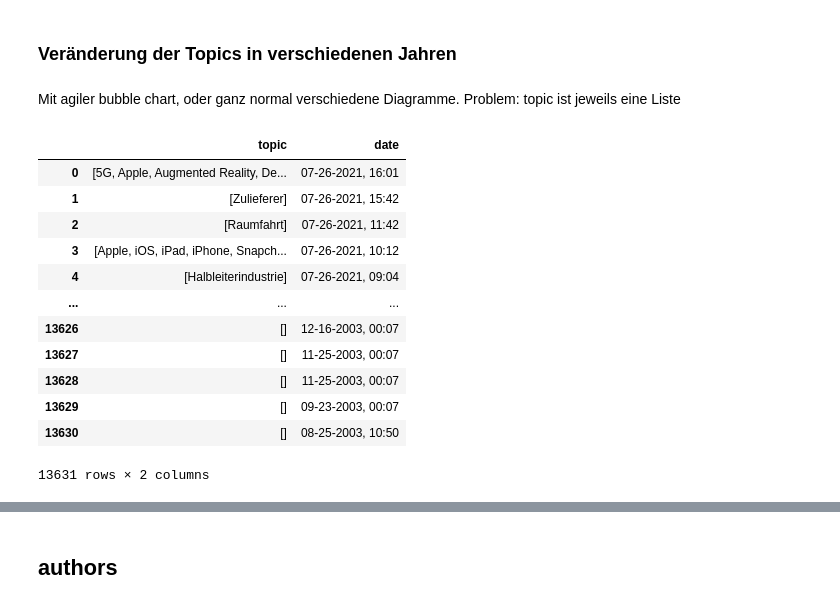
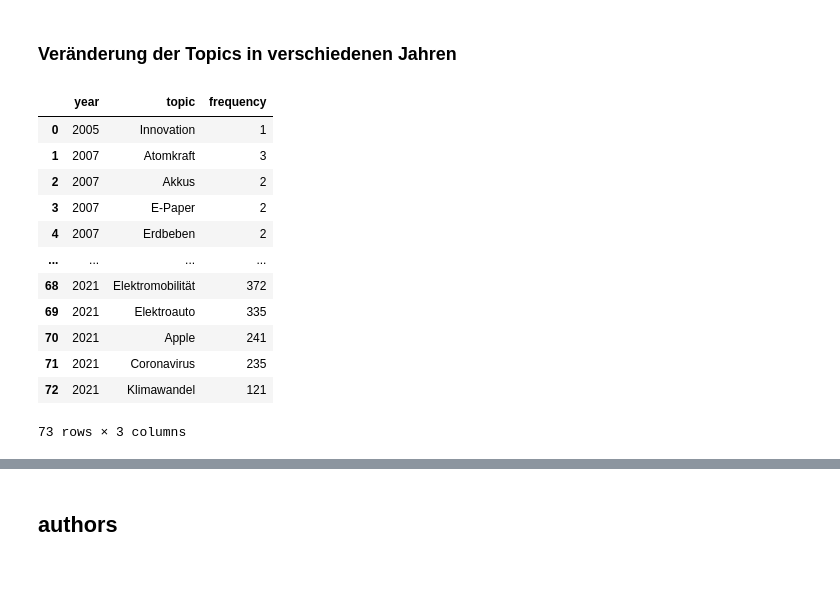
Before and after one commit to Chr1st1anG/NLP, a Jupyter notebook: Exploartion.ipynb, the cells around one changed output, grey strips where cells are left out. Cells and saved outputs as stored; diff of their text form; code cells hidden in the pictures; blank space fills up the shorter version.

```diff
--- a/Exploartion.ipynb
+++ b/Exploartion.ipynb
@@ -303,4 +304,2 @@ topics_df.head(50).plot(kind='bar',x = "topic_name",y='frequency',figsize=(10,10
 # %% [markdown]
 ### Veränderung der Topics in verschiedenen Jahren
-# %% [markdown]
-Mit agiler bubble chart, oder ganz normal verschiedene Diagramme. Problem: topic ist jeweils eine Liste
@@ -310,18 +306,20 @@ from bubbly.bubbly import bubbleplot
-# %%
-topics_date = [[article["related_topics"], article["date"]] for article in articles]
-df = DataFrame(topics_date,columns=['topic','date'])
-df
-# %% [output]
-|  | topic | date |
-| 0 | [5G, Apple, Augmented Reality, De... | 07-26-2021, 16:01 |
-| 1 | [Zulieferer] | 07-26-2021, 15:42 |
-| 2 | [Raumfahrt] | 07-26-2021, 11:42 |
-| 3 | [Apple, iOS, iPad, iPhone, Snapch... | 07-26-2021, 10:12 |
-| 4 | [Halbleiterindustrie] | 07-26-2021, 09:04 |
-| ... | ... | ... |
-| 13626 | [] | 12-16-2003, 00:07 |
-| 13627 | [] | 11-25-2003, 00:07 |
-| 13628 | [] | 11-25-2003, 00:07 |
-| 13629 | [] | 09-23-2003, 00:07 |
-| 13630 | [] | 08-25-2003, 10:50 |
-13631 rows × 2 columns
+# %%
+year_topic = [[datetime.strptime(article["date"], "%m-%d-%Y, %H:%M").year, topic] for article in articles for topic in article["related_topics"]]
+year_topic = DataFrame(year_topic, columns=["year","topic"])
+#year_topic["ones"] = np.ones(len(year_topic))
+# %%
+year_topic.groupby(['year','topic']).size().groupby('year', group_keys=False).nlargest(5).reset_index(name="frequency")
+# %% [output]
+|  | year | topic | frequency |
+| 0 | 2005 | Innovation | 1 |
+| 1 | 2007 | Atomkraft | 3 |
+| 2 | 2007 | Akkus | 2 |
+| 3 | 2007 | E-Paper | 2 |
+| 4 | 2007 | Erdbeben | 2 |
+| ... | ... | ... | ... |
+| 68 | 2021 | Elektromobilität | 372 |
+| 69 | 2021 | Elektroauto | 335 |
+| 70 | 2021 | Apple | 241 |
+| 71 | 2021 | Coronavirus | 235 |
+| 72 | 2021 | Klimawandel | 121 |
+73 rows × 3 columns
```
Also changed, not shown: parts of 9 cells of this notebook.
